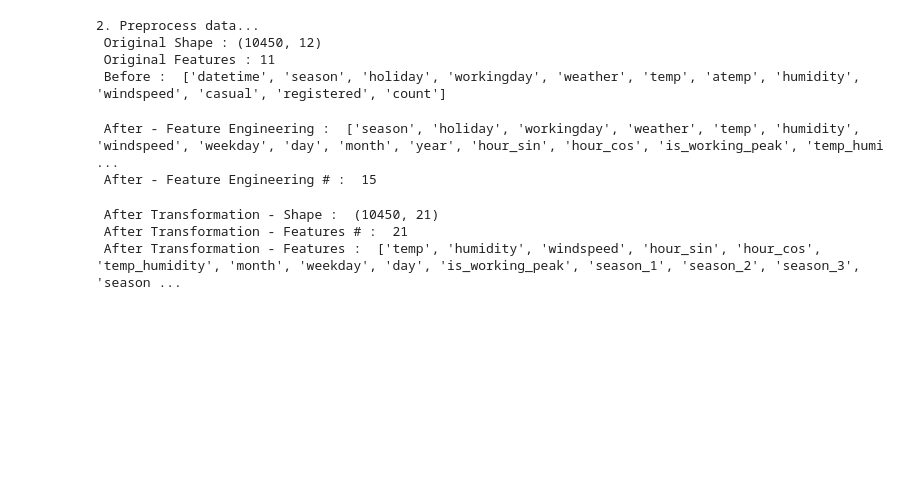
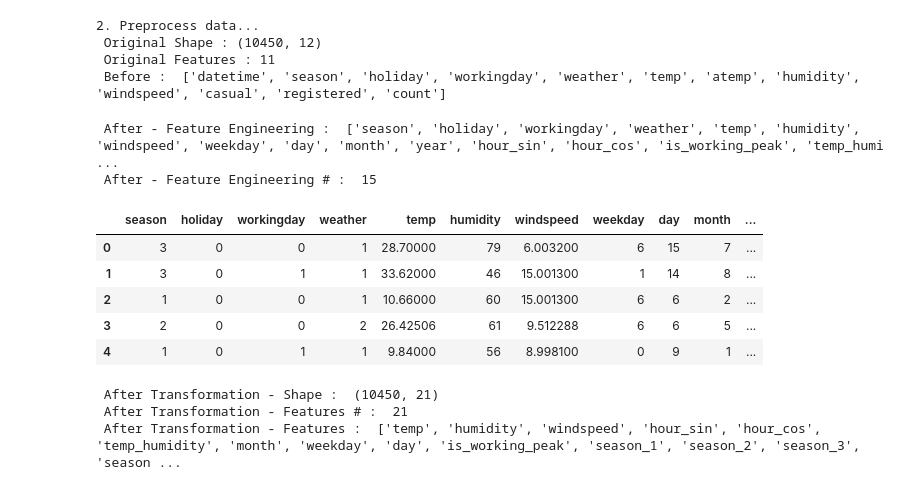
Before and after one commit to powarsg/bits_aiml, a Jupyter notebook: ML/1_Assignment/ML_Assignment1_2025AA05421.ipynb, the cells around one changed output. Drawn from its saved outputs; the diff is of its cells as text; code cells hidden in the pictures; blank space fills up the shorter version.

```diff
--- a/ML/1_Assignment/ML_Assignment1_2025AA05421.ipynb
+++ b/ML/1_Assignment/ML_Assignment1_2025AA05421.ipynb
@@ -120,6 +120,15 @@ print(' After - Feature Engineering # : ', len(df.columns))
 # %% [output]
  After - Feature Engineering :  ['season', 'holiday', 'workingday', 'weather', 'temp', 'humidity', 'windspeed', 'weekday', 'day', 'month', 'year', 'hour_sin', 'hour_cos', 'is_working_peak', 'temp_humi ...
  After - Feature Engineering # :  15
+# %%
+df.head()
+# %% [output]
+|  | season | holiday | workingday | weather | temp | humidity | windspeed | weekday | day | month | ... |
+| 0 | 3 | 0 | 0 | 1 | 28.70000 | 79 | 6.003200 | 6 | 15 | 7 | ... |
+| 1 | 3 | 0 | 1 | 1 | 33.62000 | 46 | 15.001300 | 1 | 14 | 8 | ... |
+| 2 | 1 | 0 | 0 | 1 | 10.66000 | 60 | 15.001300 | 6 | 6 | 2 | ... |
+| 3 | 2 | 0 | 0 | 2 | 26.42506 | 61 | 9.512288 | 6 | 6 | 5 | ... |
+| 4 | 1 | 0 | 1 | 1 | 9.84000 | 56 | 8.998100 | 0 | 9 | 1 | ... |
 # %%
 # ------------------------------------------------------------------
 # Feature sets
```
Also changed, not shown: parts of 3 cells of this notebook.
